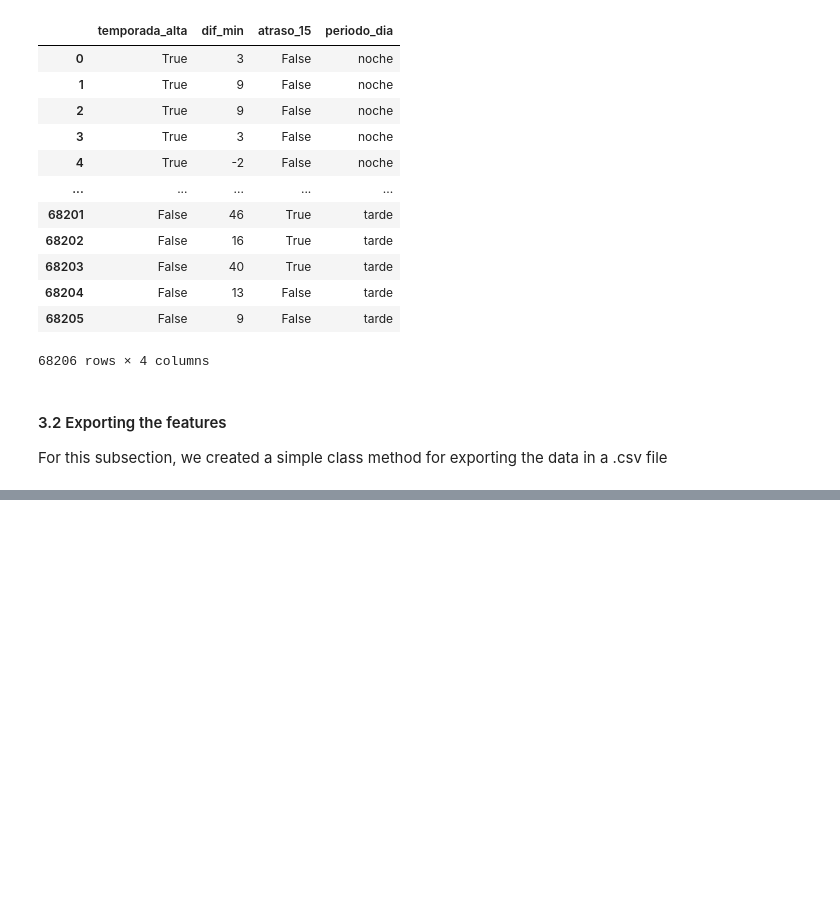
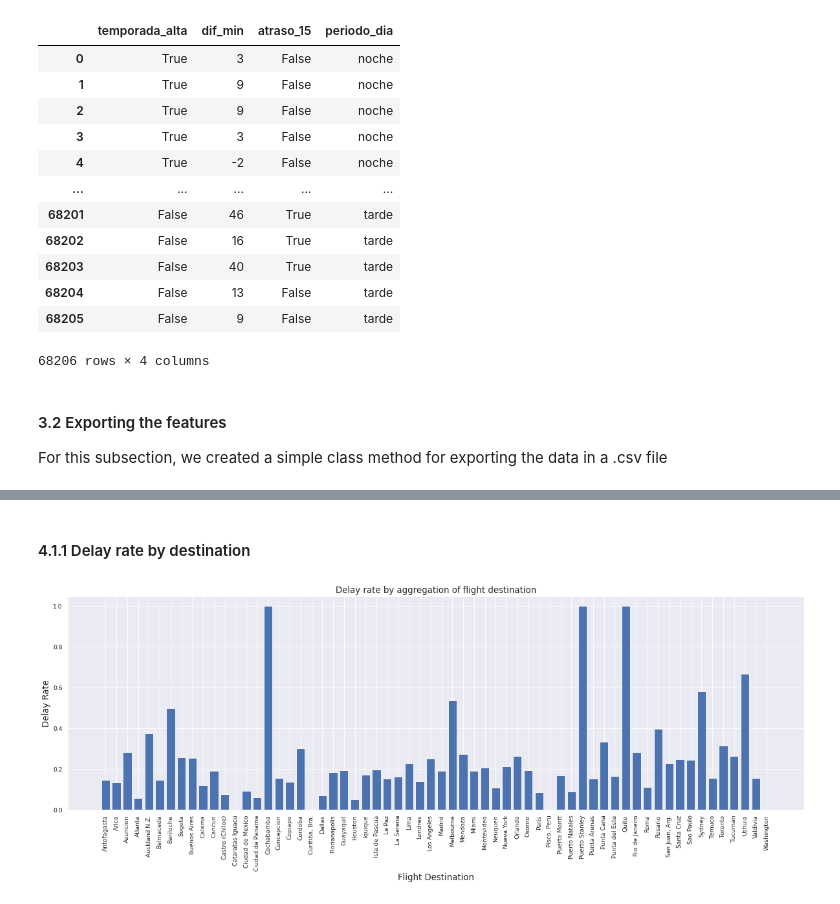
Before and after one commit to vicente-cp/ds-challenge-latam, a Jupyter notebook: solution.ipynb, the cells around one changed output, grey strips where cells are left out. Drawn from its saved outputs; the diff is of its cells as text; code cells hidden in the pictures; blank space fills up the shorter version.

Commit message:
added the delayed subsection

```diff
--- a/solution.ipynb
+++ b/solution.ipynb
@@ -420,0 +431,13 @@ new_df = pd.read_csv(output_path)
+# %% [markdown]
+#### 4.1.1 Delay rate by destination
+# %%
+siglades_delay = flight_data.data[["SIGLADES","atraso_15"]].groupby(["SIGLADES"]).mean()
+
+general_distribution(siglades_delay.index,
+                     siglades_delay["atraso_15"],
+                     xlabel="Flight Destination",
+                     ylabel="Delay Rate",
+                     title="Delay rate by aggregation of flight destination",
+                     tick_rotation=True )
+# %% [output]
+[figure, added]
```
Also changed, not shown: parts of 13 cells of this notebook.
